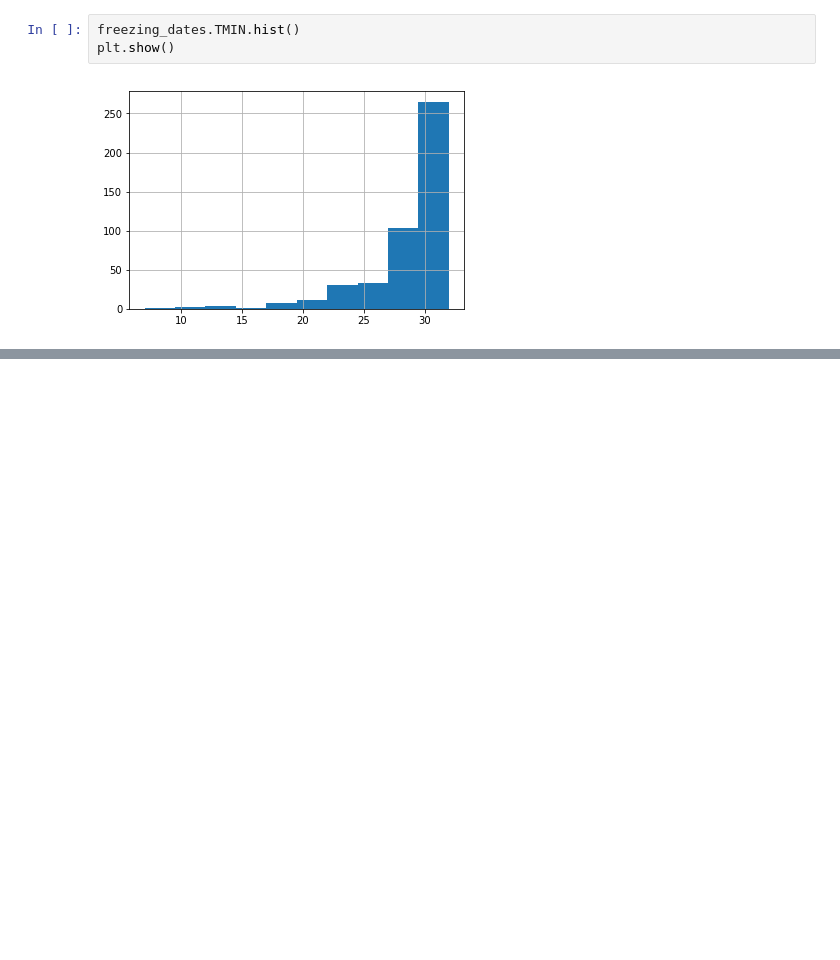
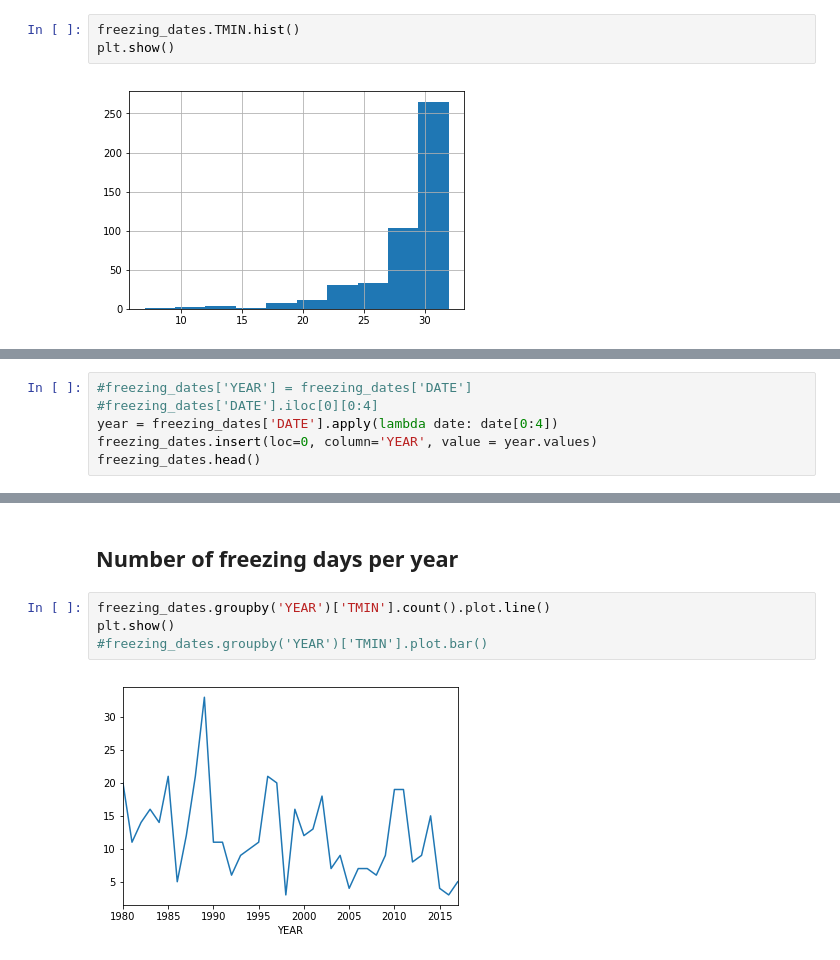
Before and after one commit to kjprice/climate, a Jupyter notebook: notebooks/HoustonWeather.ipynb, the cells around one changed output, grey strips where cells are left out. Cells and saved outputs as stored; diff of their text form; blank space fills up the shorter version.

Commit message:
get freezing date counts - group by year

```diff
--- a/notebooks/HoustonWeather.ipynb
+++ b/notebooks/HoustonWeather.ipynb
@@ -64,0 +59,6 @@ plt.show()
+# %%
+#freezing_dates['YEAR'] = freezing_dates['DATE']
+#freezing_dates['DATE'].iloc[0][0:4]
+year = freezing_dates['DATE'].apply(lambda date: date[0:4])
+freezing_dates.insert(loc=0, column='YEAR', value = year.values)
+freezing_dates.head()
@@ -64,0 +72,8 @@ plt.show()
+# %% [markdown]
+## Number of freezing days per year
+# %%
+freezing_dates.groupby('YEAR')['TMIN'].count().plot.line()
+plt.show()
+#freezing_dates.groupby('YEAR')['TMIN'].plot.bar()
+# %% [output]
+[figure, added]
```
Also changed, not shown: parts of 2 cells of this notebook.
